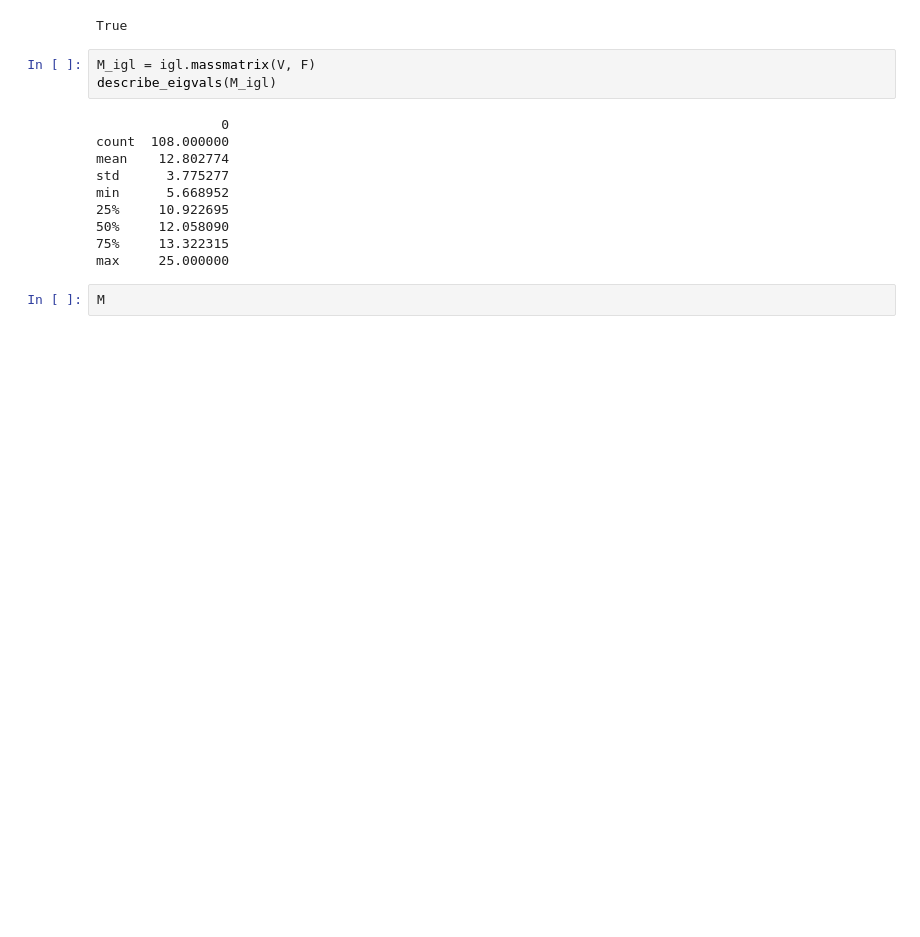
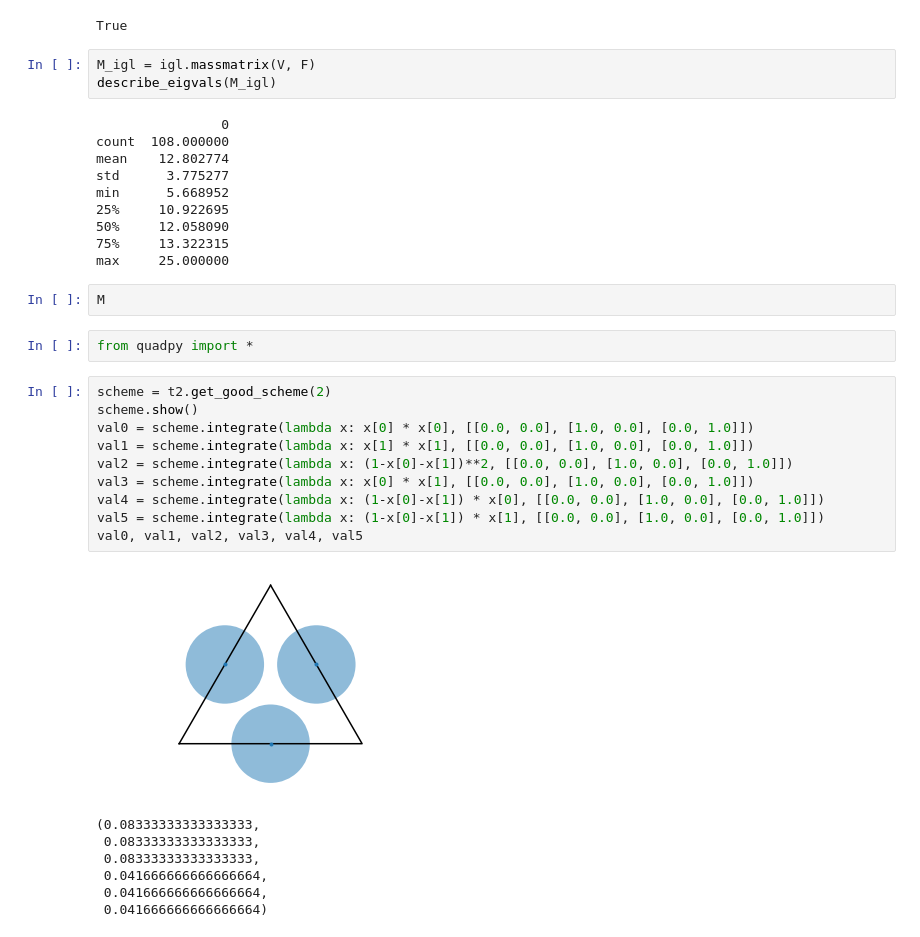
Before and after one commit to zfergus/in-timestep-remeshing-data, a Jupyter notebook: notebooks/debug_matrix.ipynb, the cells around one changed output. Saved outputs shown, nothing was run; the diff lists cells and outputs as text; blank space fills up the shorter version.

```diff
--- a/notebooks/debug_matrix.ipynb
+++ b/notebooks/debug_matrix.ipynb
@@ -121,3 +170,23 @@ min      5.668952
 max     25.000000
 # %%
 M
+# %%
+from quadpy import *
+# %%
+scheme = t2.get_good_scheme(2)
+scheme.show()
+val0 = scheme.integrate(lambda x: x[0] * x[0], [[0.0, 0.0], [1.0, 0.0], [0.0, 1.0]])
+val1 = scheme.integrate(lambda x: x[1] * x[1], [[0.0, 0.0], [1.0, 0.0], [0.0, 1.0]])
+val2 = scheme.integrate(lambda x: (1-x[0]-x[1])**2, [[0.0, 0.0], [1.0, 0.0], [0.0, 1.0]])
+val3 = scheme.integrate(lambda x: x[0] * x[1], [[0.0, 0.0], [1.0, 0.0], [0.0, 1.0]])
+val4 = scheme.integrate(lambda x: (1-x[0]-x[1]) * x[0], [[0.0, 0.0], [1.0, 0.0], [0.0, 1.0]])
+val5 = scheme.integrate(lambda x: (1-x[0]-x[1]) * x[1], [[0.0, 0.0], [1.0, 0.0], [0.0, 1.0]])
+val0, val1, val2, val3, val4, val5
+# %% [output]
+[figure, added]
+(0.08333333333333333,
+ 0.08333333333333333,
+ 0.08333333333333333,
+ 0.041666666666666664,
+ 0.041666666666666664,
+ 0.041666666666666664)
```
Also changed, not shown: parts of 9 cells of this notebook, 10 other files.
